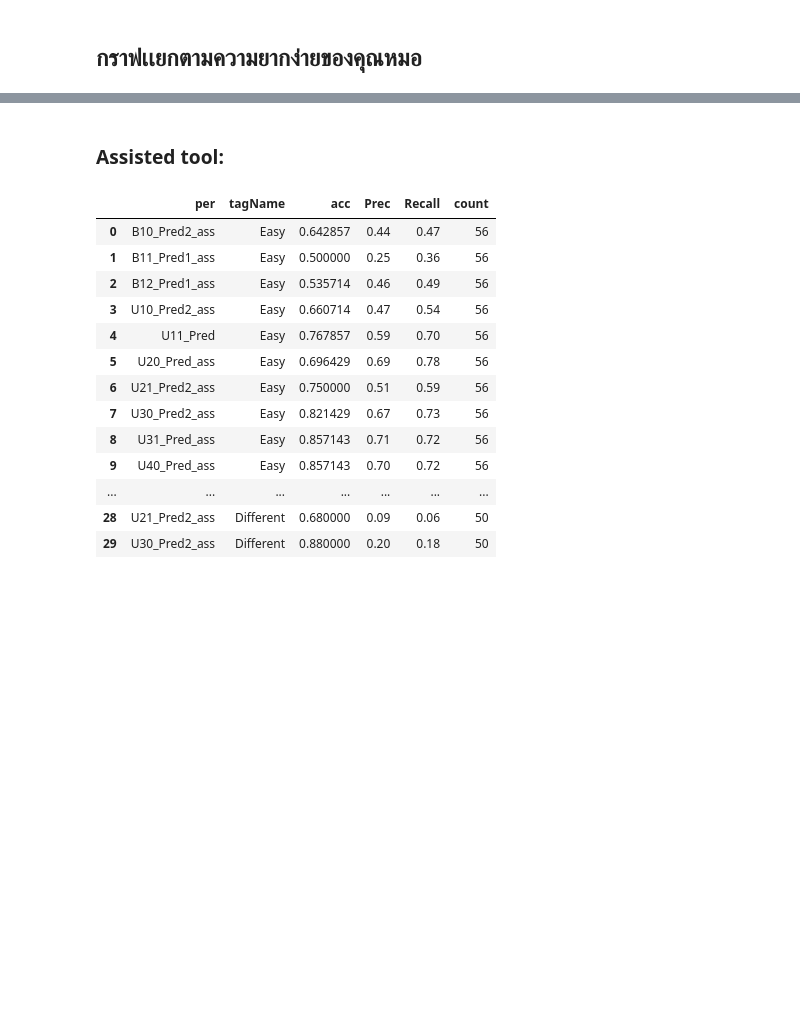
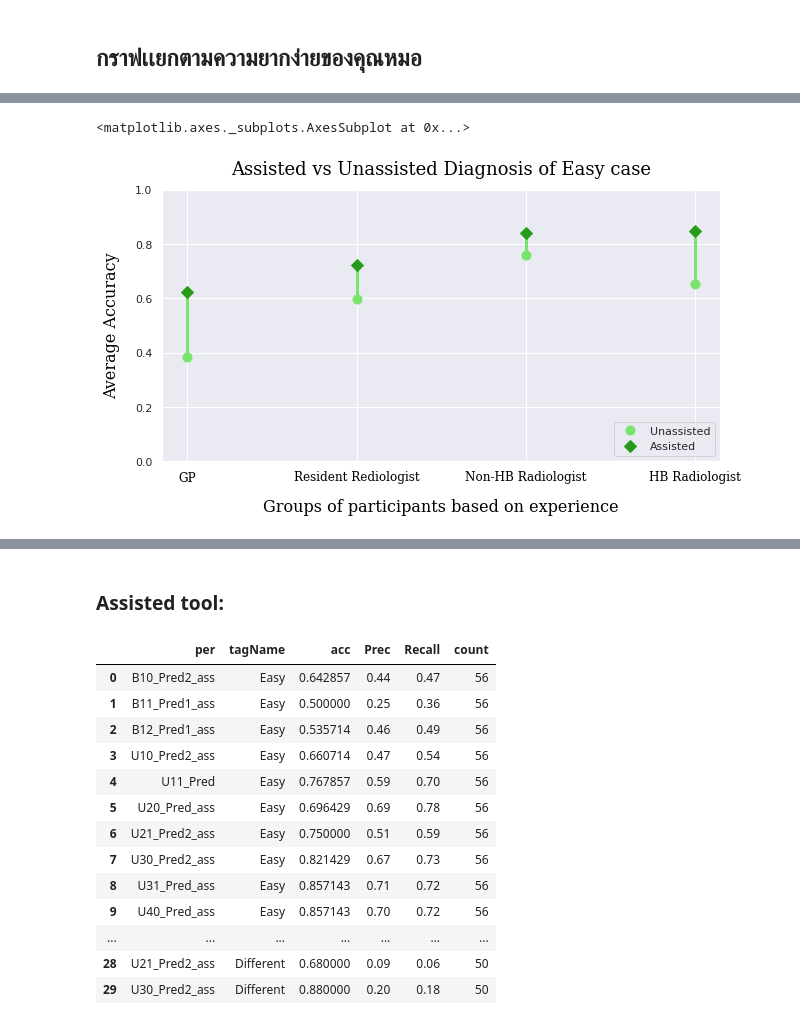
Before and after one commit to Peckkie/Experiment_Evaluation_CCA, a Jupyter notebook: Graph_forPaper.ipynb, the cells around one changed output, grey strips where cells are left out. Drawn from its saved outputs; the diff is of its cells as text; code cells hidden in the pictures; blank space fills up the shorter version.

```diff
--- a/Graph_forPaper.ipynb
+++ b/Graph_forPaper.ipynb
@@ -455,0 +513,9 @@ diff = Exdf[Exdf['tagName0'] == 'different']
+# %%
+ass = [0.621429,0.723214,0.839286,0.848214]
+non = [0.382143,0.598214,0.758929,0.651786]
+group = 'Easy case'
+score = 'Accuracy'
+plot_graph_kie(ass,non,group,score)
+# %% [output]
+<matplotlib.axes._subplots.AxesSubplot at 0x...>
+[figure, added]
```
Also changed, not shown: parts of 21 cells of this notebook.
